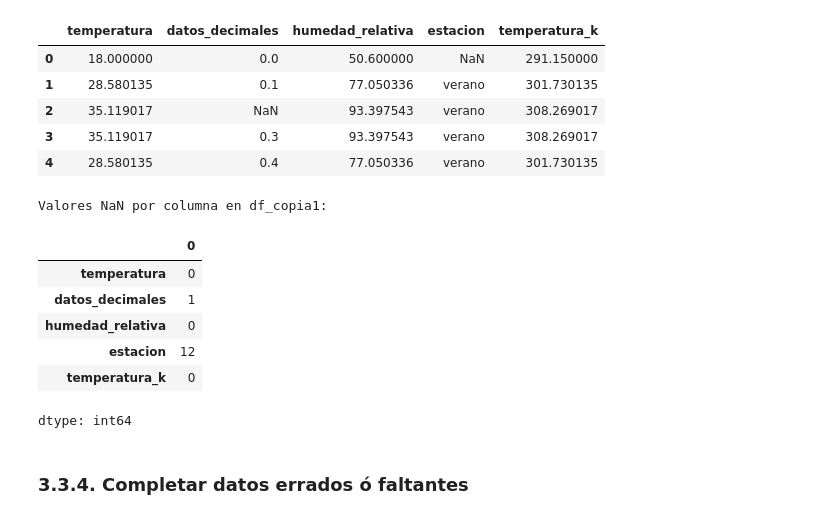
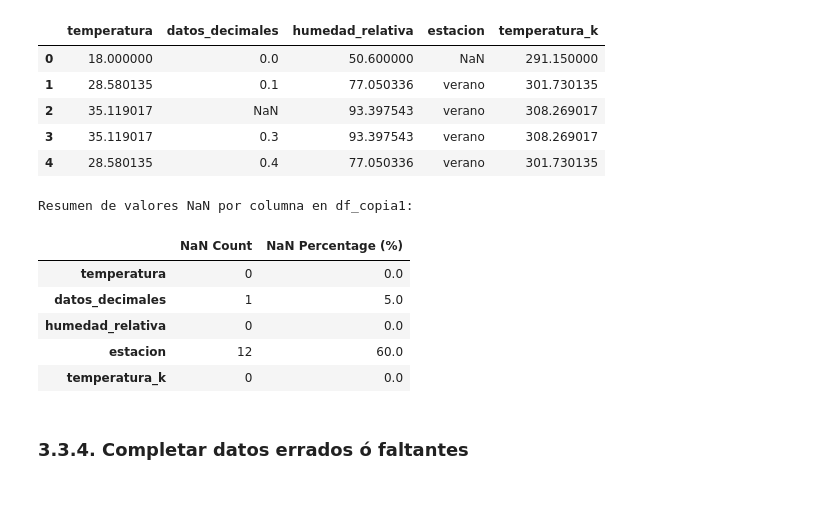
Before and after one commit to vrrp/sachabook_bigdata, a Jupyter notebook: _build/jupyter_execute/docs/03_programación_basica_python_AI.ipynb, the cells around one changed output. Drawn from its saved outputs; the diff is of its cells as text; code cells hidden in the pictures.

```diff
--- a/_build/jupyter_execute/docs/03_programación_basica_python_AI.ipynb
+++ b/_build/jupyter_execute/docs/03_programación_basica_python_AI.ipynb
@@ -844,20 +846,34 @@ display(df_copia1.head())
+# %%
+def contar_nan(dataframe):
+    # Number of NaNs per column
+    nan_counts = dataframe.isna().sum()
+
+    # Total number of rows in the DataFrame
+    total_rows = len(dataframe)
+
+    # Percentage of NaNs per column
+    nan_percentages = (nan_counts / total_rows) * 100
+
+    # Create a DataFrame to display both counts and percentages
+    nan_summary = pd.DataFrame({
+        'NaN Count': nan_counts,
+        'NaN Percentage (%)': nan_percentages
+    })
+
+    return nan_summary
 # %%
-def contar_nan(dataframe):
-    return dataframe.isna().sum()
-
-# Counting NaN in df_copia1
+# Contar NaN en df_copia1
 resultado_nan = contar_nan(df_copia1)
-print("Valores NaN por columna en df_copia1:")
+print("Resumen de valores NaN por columna en df_copia1:")
 display(resultado_nan)
 # %% [output]
-Valores NaN por columna en df_copia1:
+Resumen de valores NaN por columna en df_copia1:
-|  | 0 |
-| temperatura | 0 |
-| datos_decimales | 1 |
-| humedad_relativa | 0 |
-| estacion | 12 |
-| temperatura_k | 0 |
+|  | NaN Count | NaN Percentage (%) |
+| temperatura | 0 | 0.0 |
+| datos_decimales | 1 | 5.0 |
+| humedad_relativa | 0 | 0.0 |
+| estacion | 12 | 60.0 |
+| temperatura_k | 0 | 0.0 |
-dtype: int64
 # %% [markdown]
 ### 3.3.4. Completar datos errados ó faltantes
 # %%
```
Also changed, not shown: parts of 14 cells of this notebook, 6 other files.
